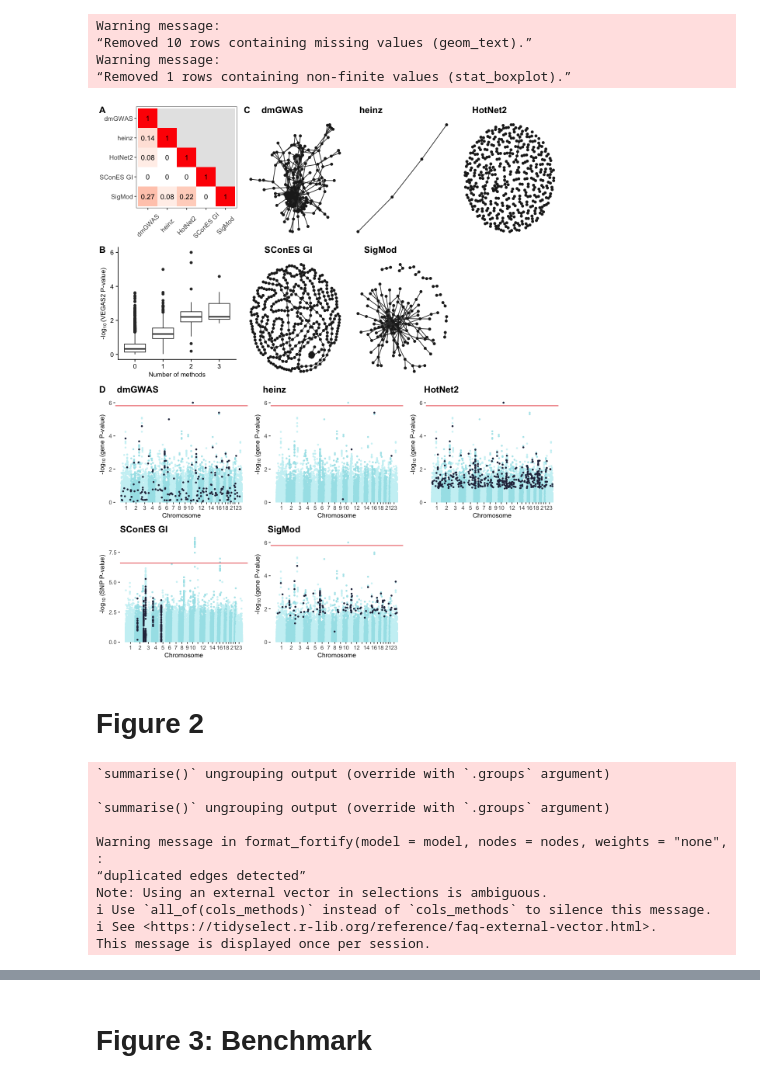
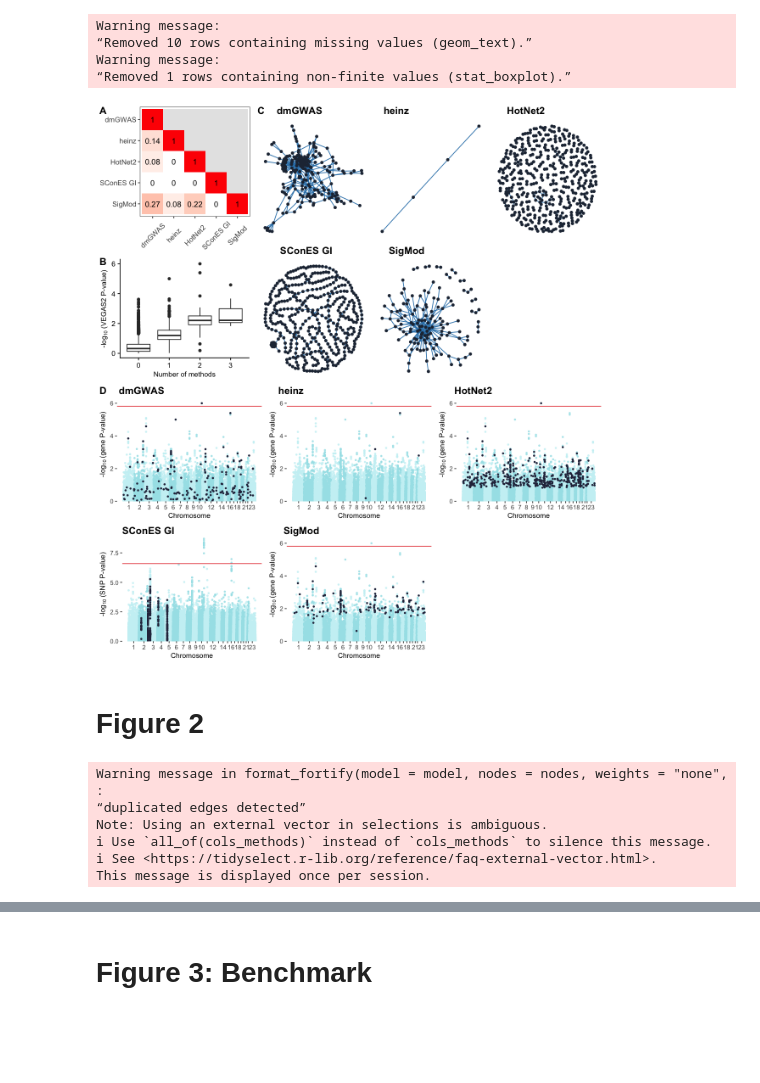
Before and after one commit to hclimente/genewa, a Jupyter notebook: manuscript/plos/figures.ipynb, the cells around one changed output, grey strips where cells are left out. Drawn from its saved outputs; the diff is of its cells as text; code cells hidden in the pictures; blank space fills up the shorter version.

Commit message:
updated figures

```diff
--- a/manuscript/plos/figures.ipynb
+++ b/manuscript/plos/figures.ipynb
@@ -249,8 +239,8 @@ plot_network <- function(net, selected_nodes) {
 
     ggnetwork(graph) %>%
         ggplot(aes(x = x, y = y, xend = xend, yend = yend)) +
-            geom_edges(color = '#323232') +
-            geom_nodes(color = '#212121') +
+            geom_edges(color = '#3282b8') +
+            geom_nodes(color = '#233142') +
             ggtitle(' ') +
             theme_blank() + theme_transparent +
             theme(title = element_text(hjust = 1, face = 'bold'))
@@ -398,6 +386,7 @@ num_methods_plt <- tibble(gene = c(dmgwas, heinz, hotnet2, lean, sigmod, scones_
 # %%
 f1 <- plot_grid(plot_grid(plot_grid(pearson_gene_plt, num_methods_plt,
-                                    nrow = 2, labels = c('A','B')),
+                                    nrow = 2, labels = c('A','B'),
+                                    rel_heights = c(1,.85)),
                           topology_panel,
                           ncol = 2,
                           rel_widths = c(.45,1),
@@ -410,12 +399,12 @@ Warning message:
 Warning message:
 “Removed 1 rows containing non-finite values (stat_boxplot).”
 # %%
-options(repr.plot.width=10, repr.plot.height=12)
+options(repr.plot.width=10, repr.plot.height=11)
 f1
 ggsave('figures/figure_1.pdf', f1, width=10, height=12, bg = "transparent")
 ggsave('figures/figure_1.png', f1, width=10, height=12, bg = "transparent")
 # %% [output]
-[figure, old version]
+[figure, new version]
 # %% [markdown]
 # Figure 2
 # %%
@@ -454,7 +443,7 @@ axisdf <- don %>%
 gene_manhattan <- ggplot(don, aes(x=BPcum, y=-log10(`Top-0.1-pvalue`))) +
 
     # Show all points
-    geom_point( aes(color=as.factor(Chr)), alpha = .8, size = 1.2) +
+    geom_point( aes(color=as.factor(Chr)), alpha = .8, size = 1.75) +
     scale_color_manual(values = rep(c("#cbf1f5", "#a6e3e9"), 22 )) +
 
     # Add Bonferroni line
@@ -480,7 +469,7 @@ gene_manhattan <- ggplot(don, aes(x=BPcum, y=-log10(`Top-0.1-pvalue`))) +
 consensus <- read_tsv(paste0(results,'consensus/consensus.tsv'), col_types = 'cdidllllllli')$gene
 consensus_mh <- gene_manhattan + geom_point(data = filter(don, Gene %in% consensus),
                                             aes(x=BPcum, y=-log10(`Top-0.1-pvalue`)),
-                                            color = '#2b2e4a', size = 1.2)
+                                            color = '#2b2e4a', size = 1.75)
 
 ##########################
 #     TOPOLOGY PANEL     #
@@ -562,10 +551,6 @@ f2 <- plot_grid(plot_grid(consensus_mh, consensus_pies, ncol = 2,
                  consensus_names,
                  labels = c('','C'), label_size = 35, rel_heights = c(1,3), nrow = 2)
 # %% [output]
-`summarise()` ungrouping output (override with `.groups` argument)
-
-`summarise()` ungrouping output (override with `.groups` argument)
-
 Warning message in format_fortify(model = model, nodes = nodes, weights = "none", :
 “duplicated edges detected”
 Note: Using an external vector in selections is ambiguous.
```
Also changed, not shown: parts of 9 cells of this notebook, 6 other files.
